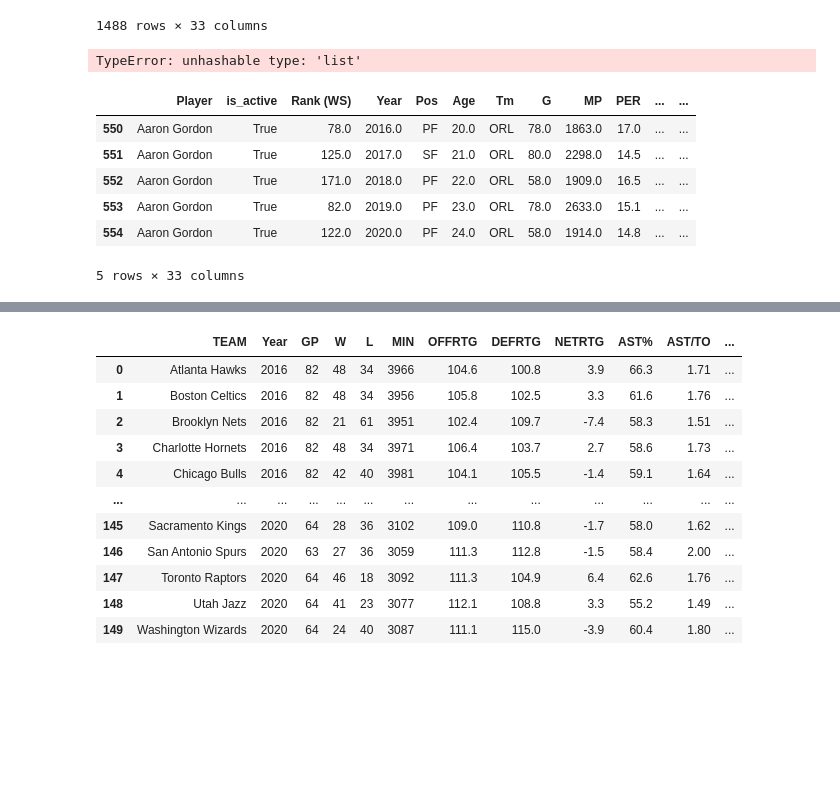
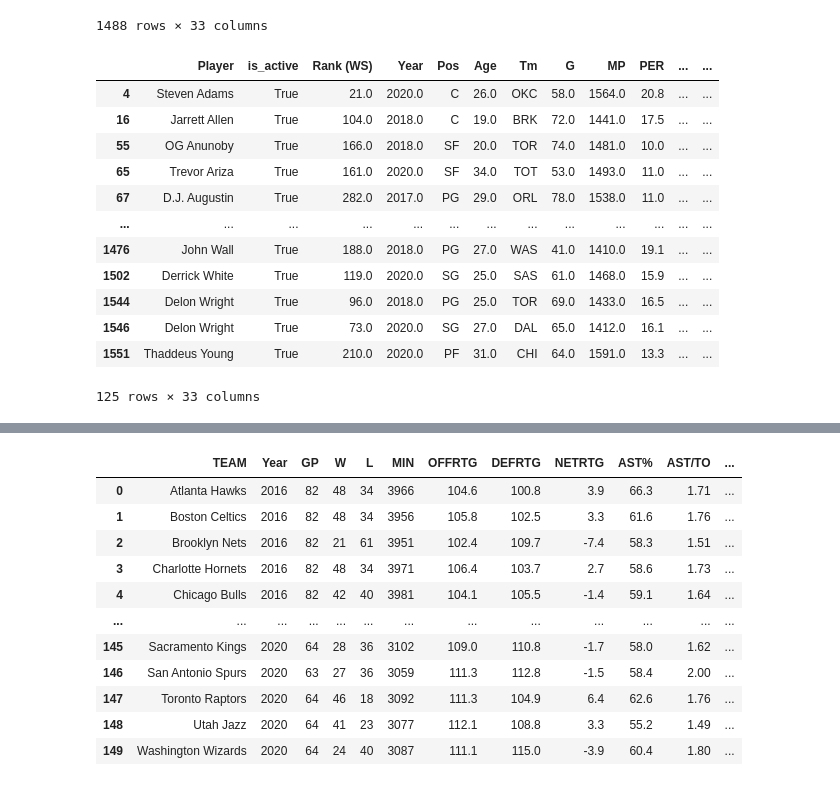
Before and after one commit to labulel/Projcet-1, a Jupyter notebook: project_1_code.v1.0.2.ipynb, the cells around one changed output, grey strips where cells are left out. Cells and saved outputs as stored; diff of their text form; code cells hidden in the pictures; blank space fills up the shorter version.

```diff
--- a/project_1_code.v1.0.2.ipynb
+++ b/project_1_code.v1.0.2.ipynb
@@ -153,36 +153,21 @@ ActivePlayerStats
 | 1561 | Ivica Zubac | True | 148.0 | 2019.0 | C | 21.0 | TOT | 59.0 | 1040.0 | 18.9 | ... | ... |
 | 1562 | Ivica Zubac | True | 31.0 | 2020.0 | C | 22.0 | LAC | 64.0 | 1156.0 | 21.0 | ... | ... |
 1488 rows × 33 columns
-# %%
-APS3 = ActivePlayerStats.groupby(["Position", "Player"]).mean().apply(lambda x:x.sort_values(["WS"], ascending = False))
-APS3
-# %% [output]
-TypeError: unhashable type: 'list'
-# %%
-#Setting
-ActivePlayerStats2 = ActivePlayerStats.sort_values("Player", ascending=True)
-ActivePlayerStats2.head()
-Name = []
-AverageWS = []
-for index, row in ActivePlayerStats2.iterrows():
-    Name.append(row["Player"])
-    Average
-
-
-
-
-# ActivePlayerStats3 = ActivePlayerStats2.groupby(["Position", "Player"]).mean()
-# ActivePlayerStats4 = ActivePlayerStats3.sort_values(["WS ascending=False)
-# APS3 = pd.DataFrame(ActivePlayerStats3)
-# APS3
-# APS4 = APS3.sort_values("WS", ascending=False)
-# APS4
-# APS3.sort_values("WS", ascending=False)
-# %% [output]
-|  | Player | is_active | Rank (WS) | Year | Pos | Age | Tm | G | MP | PER | ... | ... |
-| 550 | Aaron Gordon | True | 78.0 | 2016.0 | PF | 20.0 | ORL | 78.0 | 1863.0 | 17.0 | ... | ... |
-| 551 | Aaron Gordon | True | 125.0 | 2017.0 | SF | 21.0 | ORL | 80.0 | 2298.0 | 14.5 | ... | ... |
-| 552 | Aaron Gordon | True | 171.0 | 2018.0 | PF | 22.0 | ORL | 58.0 | 1909.0 | 16.5 | ... | ... |
-| 553 | Aaron Gordon | True | 82.0 | 2019.0 | PF | 23.0 | ORL | 78.0 | 2633.0 | 15.1 | ... | ... |
-| 554 | Aaron Gordon | True | 122.0 | 2020.0 | PF | 24.0 | ORL | 58.0 | 1914.0 | 14.8 | ... | ... |
-5 rows × 33 columns
+# %%
+#Filter for players who played less than 1600 minutes but more than 1400 minutes
+bp1 = ActivePlayerStats.loc[(ActivePlayerStats["MP"]<1600)&(ActivePlayerStats["MP"]>1400)]
+bp1
+# %% [output]
+|  | Player | is_active | Rank (WS) | Year | Pos | Age | Tm | G | MP | PER | ... | ... |
+| 4 | Steven Adams | True | 21.0 | 2020.0 | C | 26.0 | OKC | 58.0 | 1564.0 | 20.8 | ... | ... |
+| 16 | Jarrett Allen | True | 104.0 | 2018.0 | C | 19.0 | BRK | 72.0 | 1441.0 | 17.5 | ... | ... |
+| 55 | OG Anunoby | True | 166.0 | 2018.0 | SF | 20.0 | TOR | 74.0 | 1481.0 | 10.0 | ... | ... |
+| 65 | Trevor Ariza | True | 161.0 | 2020.0 | SF | 34.0 | TOT | 53.0 | 1493.0 | 11.0 | ... | ... |
+| 67 | D.J. Augustin | True | 282.0 | 2017.0 | PG | 29.0 | ORL | 78.0 | 1538.0 | 11.0 | ... | ... |
+| ... | ... | ... | ... | ... | ... | ... | ... | ... | ... | ... | ... | ... |
+| 1476 | John Wall | True | 188.0 | 2018.0 | PG | 27.0 | WAS | 41.0 | 1410.0 | 19.1 | ... | ... |
+| 1502 | Derrick White | True | 119.0 | 2020.0 | SG | 25.0 | SAS | 61.0 | 1468.0 | 15.9 | ... | ... |
+| 1544 | Delon Wright | True | 96.0 | 2018.0 | PG | 25.0 | TOR | 69.0 | 1433.0 | 16.5 | ... | ... |
+| 1546 | Delon Wright | True | 73.0 | 2020.0 | SG | 27.0 | DAL | 65.0 | 1412.0 | 16.1 | ... | ... |
+| 1551 | Thaddeus Young | True | 210.0 | 2020.0 | PF | 31.0 | CHI | 64.0 | 1591.0 | 13.3 | ... | ... |
+125 rows × 33 columns
```
Also changed, not shown: parts of 5 cells of this notebook, 3 other files.
